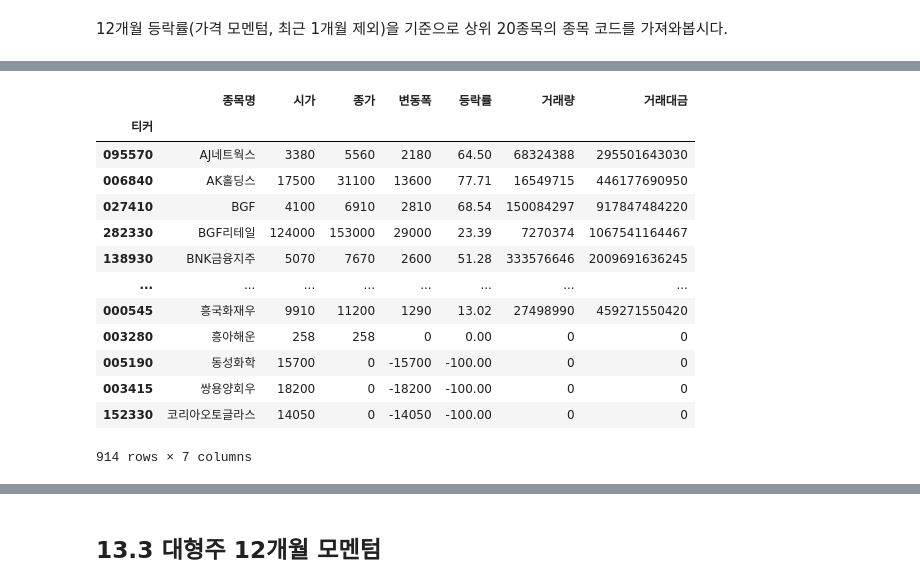
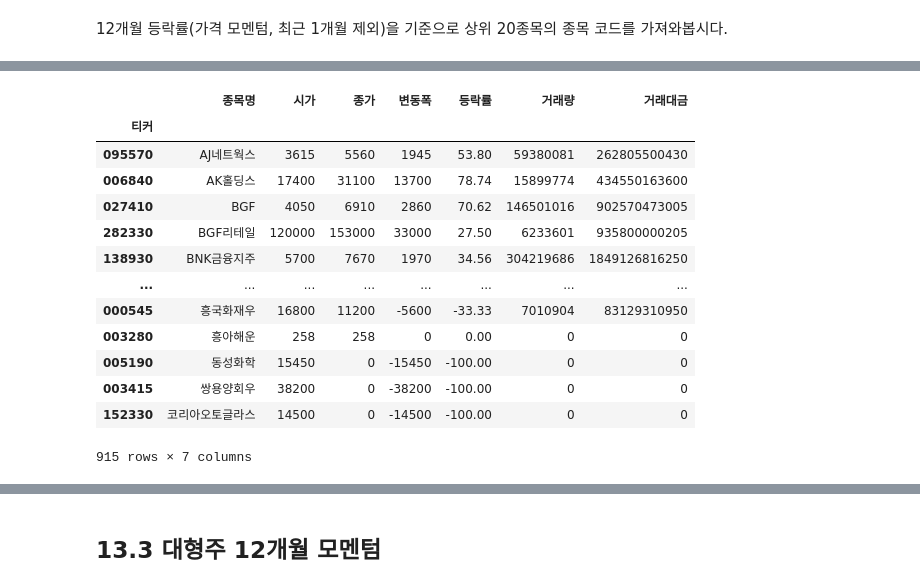
Before and after one commit to sharebook-kr/book-pandas-for-finance, a Jupyter notebook: ch13/ch13-momentum.ipynb, the cells around one changed output, grey strips where cells are left out. Saved outputs shown, nothing was run; the diff lists cells and outputs as text; code cells hidden in the pictures.

```diff
--- a/ch13/ch13-momentum.ipynb
+++ b/ch13/ch13-momentum.ipynb
@@ -89,25 +120,25 @@ kospi_momentum20
 # %%
 pct_df = stock.get_market_price_change_by_ticker(
-    fromdate="20201006",  # 2020-10-05일 종가가 시가 컬럼임
+    fromdate="20201103",  # 2020-11-02일 종가가 시가 컬럼임
     todate="20210430",
     market="KOSPI"
 )
 pct_df
 # %% [output]
 |  | 종목명 | 시가 | 종가 | 변동폭 | 등락률 | 거래량 | 거래대금 |
 | 티커 |  |  |  |  |  |  |  |
-| 095570 | AJ네트웍스 | 3380 | 5560 | 2180 | 64.50 | 68324388 | 295501643030 |
-| 006840 | AK홀딩스 | 17500 | 31100 | 13600 | 77.71 | 16549715 | 446177690950 |
-| 027410 | BGF | 4100 | 6910 | 2810 | 68.54 | 150084297 | 917847484220 |
-| 282330 | BGF리테일 | 124000 | 153000 | 29000 | 23.39 | 7270374 | 1067541164467 |
-| 138930 | BNK금융지주 | 5070 | 7670 | 2600 | 51.28 | 333576646 | 2009691636245 |
+| 095570 | AJ네트웍스 | 3615 | 5560 | 1945 | 53.80 | 59380081 | 262805500430 |
+| 006840 | AK홀딩스 | 17400 | 31100 | 13700 | 78.74 | 15899774 | 434550163600 |
+| 027410 | BGF | 4050 | 6910 | 2860 | 70.62 | 146501016 | 902570473005 |
+| 282330 | BGF리테일 | 120000 | 153000 | 33000 | 27.50 | 6233601 | 935800000205 |
+| 138930 | BNK금융지주 | 5700 | 7670 | 1970 | 34.56 | 304219686 | 1849126816250 |
 | ... | ... | ... | ... | ... | ... | ... | ... |
-| 000545 | 흥국화재우 | 9910 | 11200 | 1290 | 13.02 | 27498990 | 459271550420 |
+| 000545 | 흥국화재우 | 16800 | 11200 | -5600 | -33.33 | 7010904 | 83129310950 |
 | 003280 | 흥아해운 | 258 | 258 | 0 | 0.00 | 0 | 0 |
-| 005190 | 동성화학 | 15700 | 0 | -15700 | -100.00 | 0 | 0 |
-| 003415 | 쌍용양회우 | 18200 | 0 | -18200 | -100.00 | 0 | 0 |
-| 152330 | 코리아오토글라스 | 14050 | 0 | -14050 | -100.00 | 0 | 0 |
+| 005190 | 동성화학 | 15450 | 0 | -15450 | -100.00 | 0 | 0 |
+| 003415 | 쌍용양회우 | 38200 | 0 | -38200 | -100.00 | 0 | 0 |
+| 152330 | 코리아오토글라스 | 14500 | 0 | -14500 | -100.00 | 0 | 0 |
-914 rows × 7 columns
+915 rows × 7 columns
 # %%
 pct_df = pct_df[['시가', '종가', '등락률']]
 # %%
```
Also changed, not shown: parts of 18 cells of this notebook.
